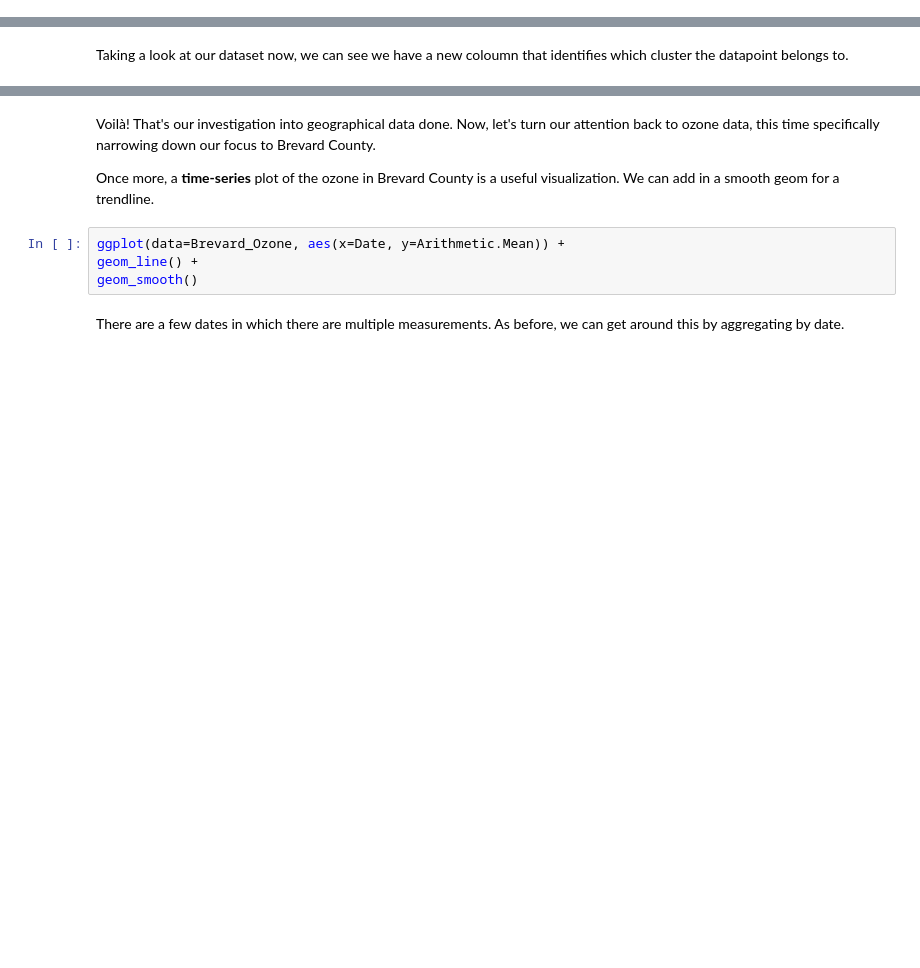
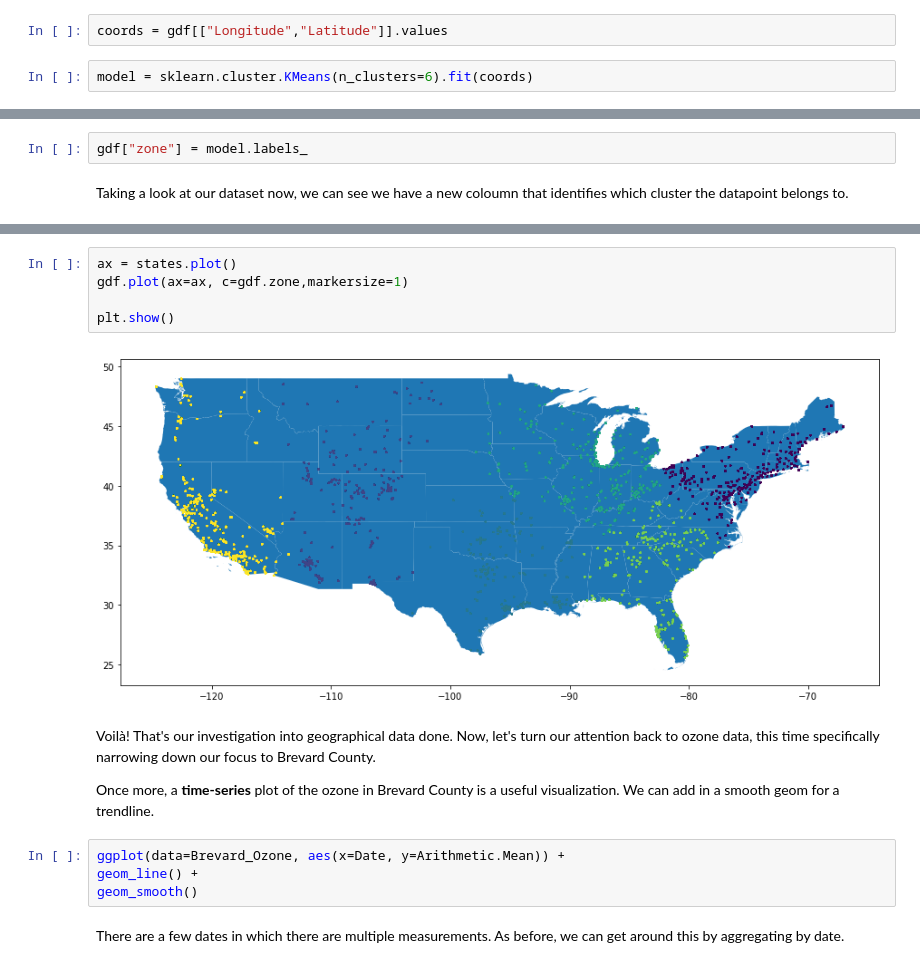
Before and after one commit to bigdatachallenge/2019_bdc_workshops, a Jupyter notebook: MD Python3 Week-1.ipynb, the cells around one changed output, grey strips where cells are left out. Saved outputs shown, nothing was run; the diff lists cells and outputs as text; blank space fills up the shorter version.

```diff
--- a/MD Python3 Week-1.ipynb
+++ b/MD Python3 Week-1.ipynb
@@ -539,0 +586,4 @@ unique(clusters$cluster)
+# %%
+coords = gdf[["Longitude","Latitude"]].values
+# %%
+model = sklearn.cluster.KMeans(n_clusters=6).fit(coords)
@@ -544,2 +611,4 @@ Ozone_Data[ncol(Ozone_Data)+1]<-clusters$cluster
+# %%
+gdf["zone"] = model.labels_
 # %% [markdown]
 Taking a look at our dataset now, we can see we have a new coloumn that identifies which cluster the datapoint belongs to.
@@ -557,3 +625,10 @@ geom_point(data=Ozone_Data, aes(x=Longitude, y=Latitude, col=as.character(Zone))
+# %%
+ax = states.plot()
+gdf.plot(ax=ax, c=gdf.zone,markersize=1)
+
+plt.show()
+# %% [output]
+[figure, added]
 # %% [markdown]
 Voilà! That's our investigation into geographical data done. Now, let's turn our attention back to ozone data, this time specifically narrowing down our focus to Brevard County.
 
```
Also changed, not shown: parts of 51 cells of this notebook, 9 other files.
